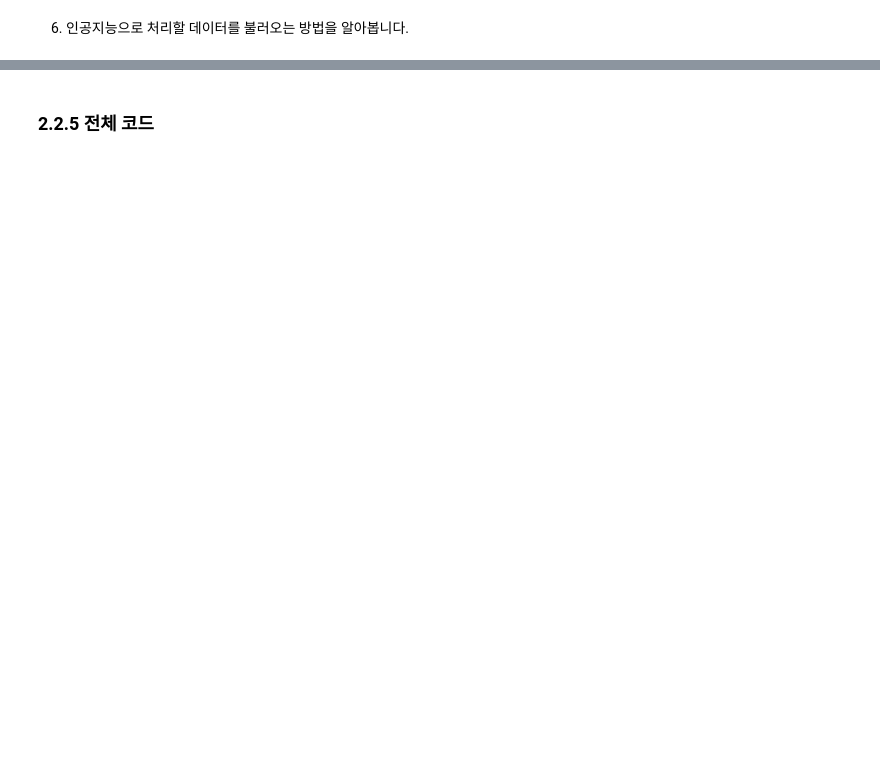
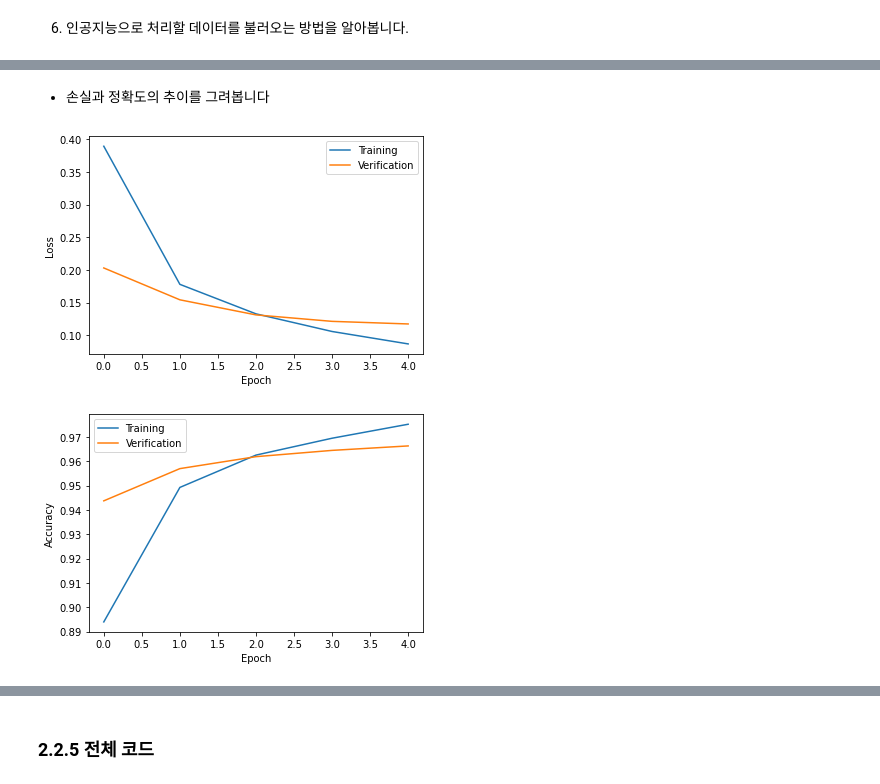
Before and after one commit to jskDr/keraspp_2021, a Jupyter notebook: nb_ex2_1_ann_mnist_cl.ipynb, the cells around one changed output, grey strips where cells are left out. Cells and saved outputs as stored; diff of their text form; code cells hidden in the pictures; blank space fills up the shorter version.

```diff
--- a/nb_ex2_1_ann_mnist_cl.ipynb
+++ b/nb_ex2_1_ann_mnist_cl.ipynb
@@ -82,0 +165,10 @@ def Data_func():
+# %% [markdown]
+- 손실과 정확도의 추이를 그려봅니다
+# %%
+plot_loss(history)
+plt.show()
+plot_acc(history)
+plt.show()
+# %% [output]
+[figure, added]
+[figure, added]
```
Also changed, not shown: parts of 22 cells of this notebook, 10 other files.
